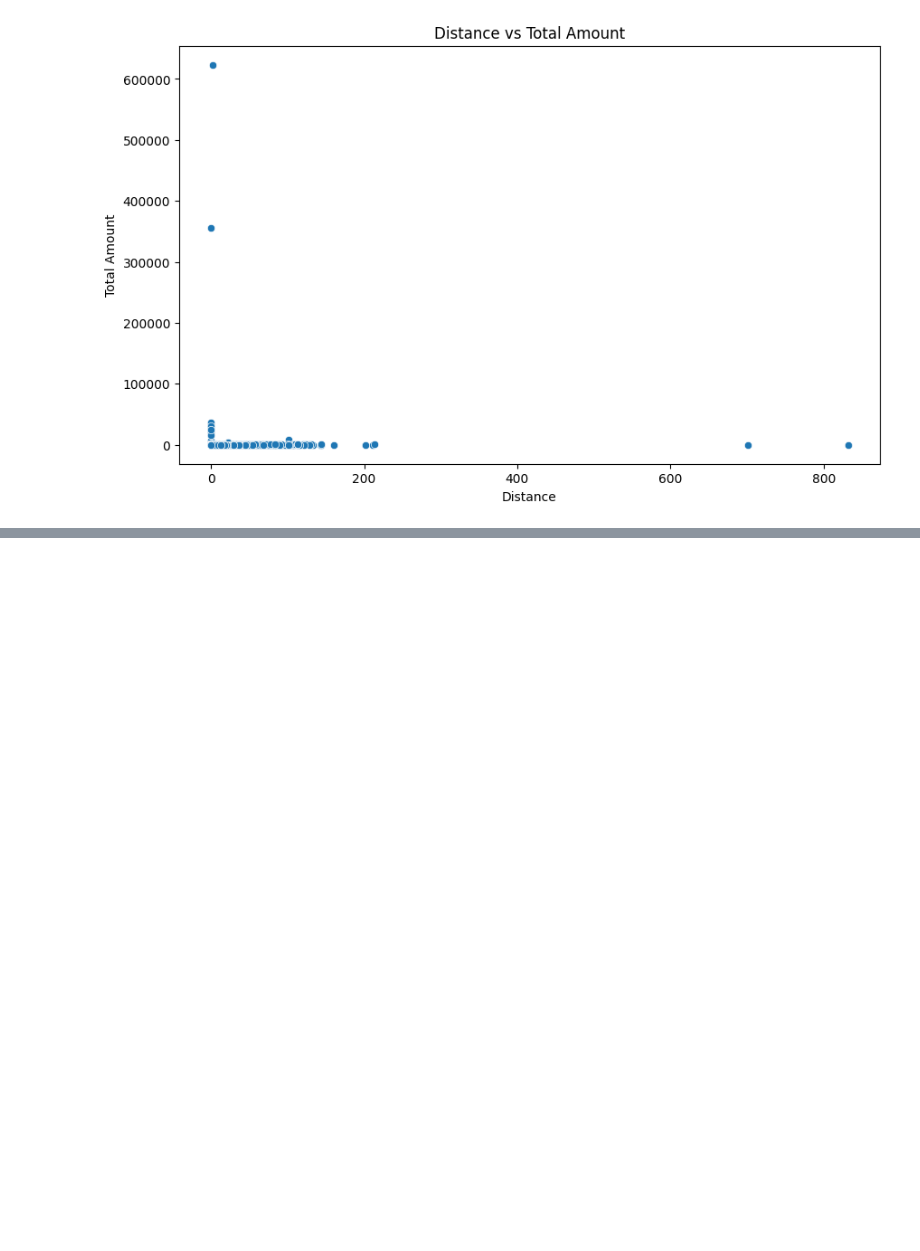
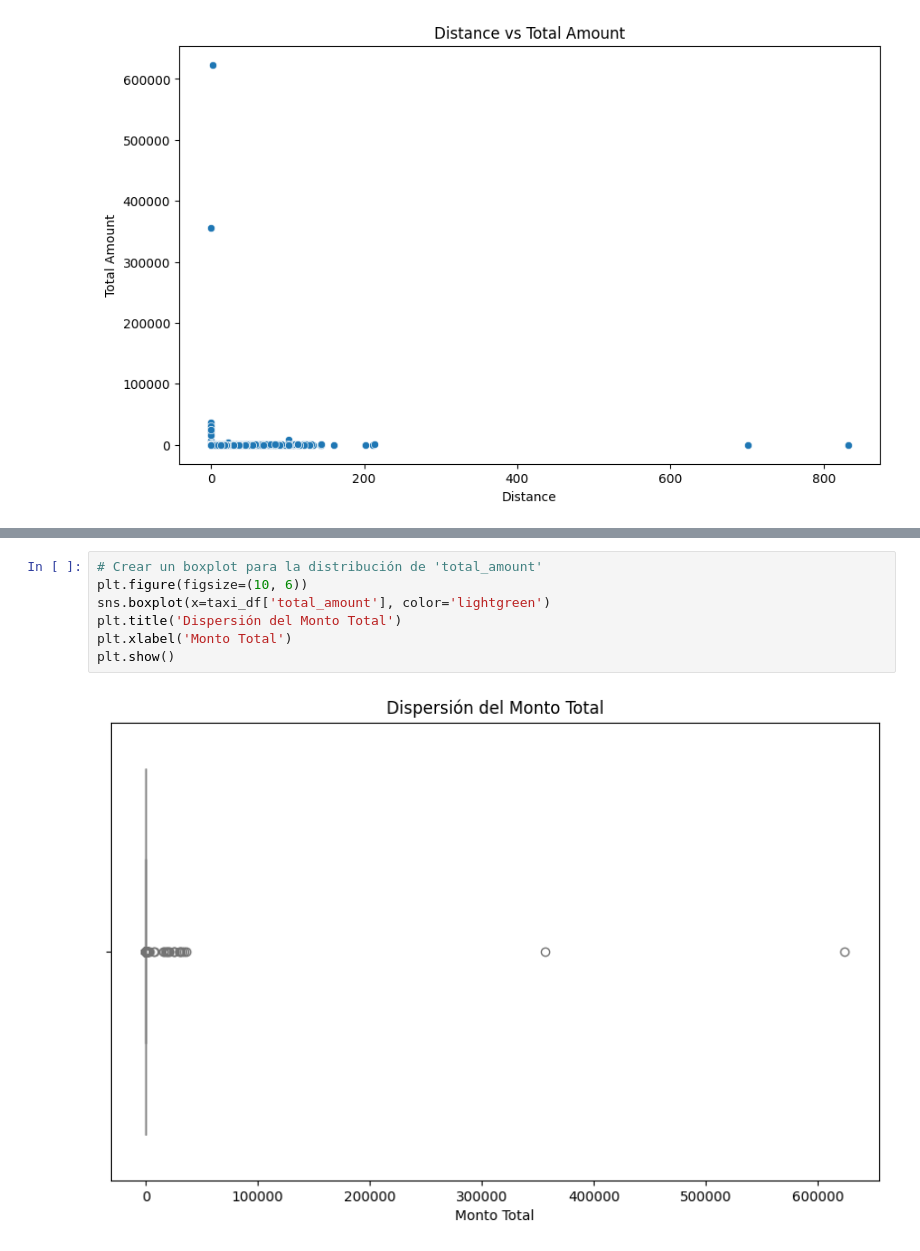
Before and after one commit to yeisondelatorre/ML_trabajofinal, a Jupyter notebook: _sources/notebooks.ipynb, the cells around one changed output, grey strips where cells are left out. Saved outputs shown, nothing was run; the diff lists cells and outputs as text; blank space fills up the shorter version.

```diff
--- a/_sources/notebooks.ipynb
+++ b/_sources/notebooks.ipynb
@@ -554,0 +607,9 @@ with your book. For more information about this, see [the Jupyter Book documenta
+# %%
+# Crear un boxplot para la distribución de 'total_amount'
+plt.figure(figsize=(10, 6))
+sns.boxplot(x=taxi_df['total_amount'], color='lightgreen')
+plt.title('Dispersión del Monto Total')
+plt.xlabel('Monto Total')
+plt.show()
+# %% [output]
+[figure, added]
```
Also changed, not shown: parts of 13 cells of this notebook, 5 other files.
